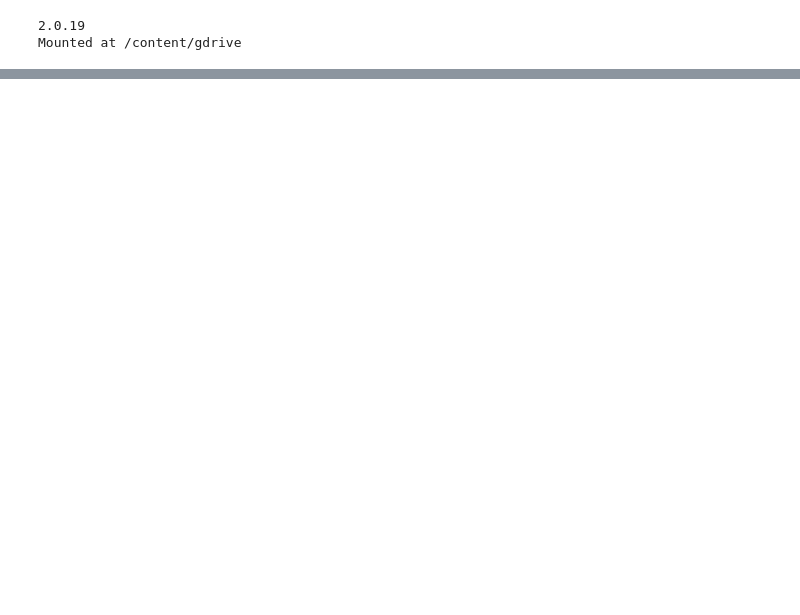
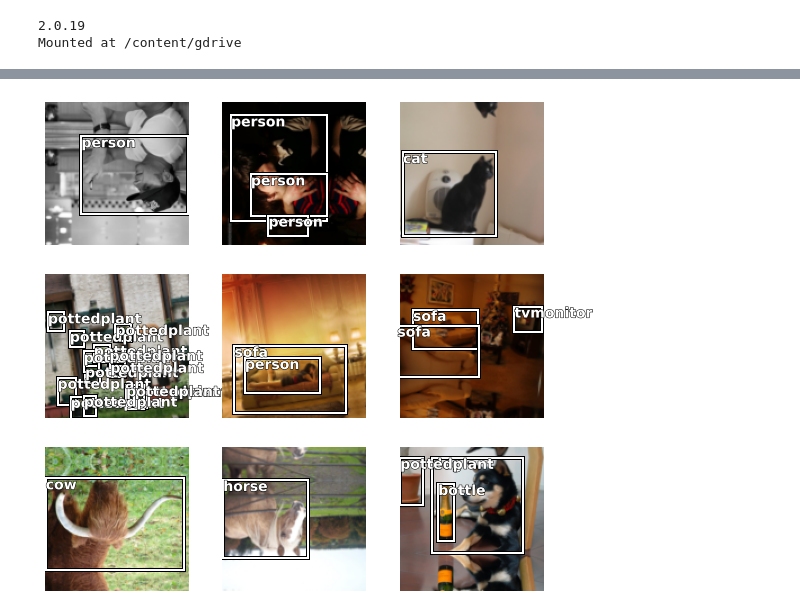
Before and after one commit to Aravinda89/multi_label_classification, a Jupyter notebook: object_detection.ipynb, the cells around one changed output, grey strips where cells are left out. Saved outputs shown, nothing was run; the diff lists cells and outputs as text; code cells hidden in the pictures; blank space fills up the shorter version.

```diff
--- a/object_detection.ipynb
+++ b/object_detection.ipynb
@@ -22,0 +98,18 @@ path.ls()
+# %%
+def get_train_imgs(noop):  return imgs
+# %%
+pascal = DataBlock(blocks=(ImageBlock, BBoxBlock, BBoxLblBlock),
+                 splitter=RandomSplitter(),
+                 get_items=get_train_imgs,
+                 getters=getters,
+                 item_tfms=item_tfms,
+                 batch_tfms=batch_tfms,
+                 n_inp=1)
+# %%
+dls = pascal.dataloaders(path/'train')
+# %%
+dls.c = 20
+# %%
+dls.show_batch()
+# %% [output]
+[figure, added]
```
Also changed, not shown: parts of 30 cells of this notebook.
